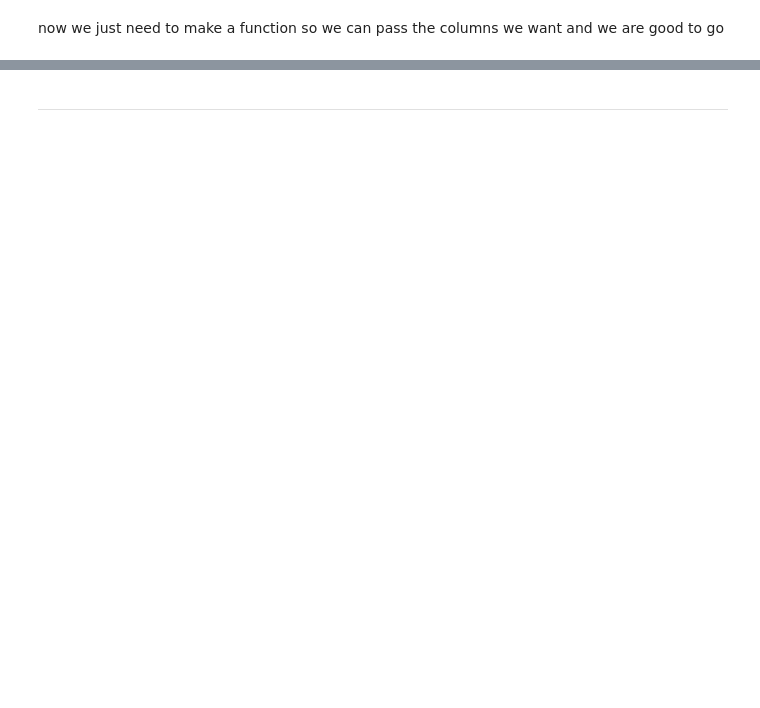
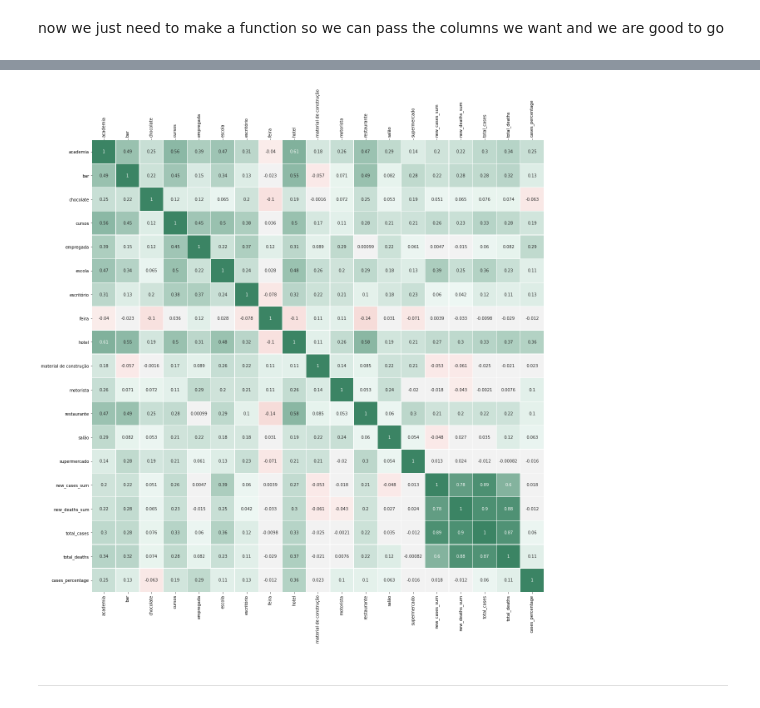
Before and after one commit to TMKlautau/santander_hackathon, a Jupyter notebook: Data_cleaning.ipynb, the cells around one changed output, grey strips where cells are left out. Drawn from its saved outputs; the diff is of its cells as text; code cells hidden in the pictures; blank space fills up the shorter version.

```diff
--- a/Data_cleaning.ipynb
+++ b/Data_cleaning.ipynb
@@ -484,2 +522,10 @@ aux_df_trends
+# %%
+fig, ax = plt.subplots(figsize=(20,20))
+sns.heatmap(aux_df_trends.corr(), vmin=-1, vmax=1, center=0, cmap=sns.diverging_palette(15, 150, center='light', n=200), square=True, yticklabels=1, annot=True, cbar=False, linewidths=.3, ax=ax)
+ax.tick_params(top=True,labeltop=True)
+plt.xticks(rotation='vertical')
+plt.show()
+# %% [output]
+[figure, added]
 # %% [markdown]
 ---
```
Also changed, not shown: parts of 30 cells of this notebook, 10 other files.
